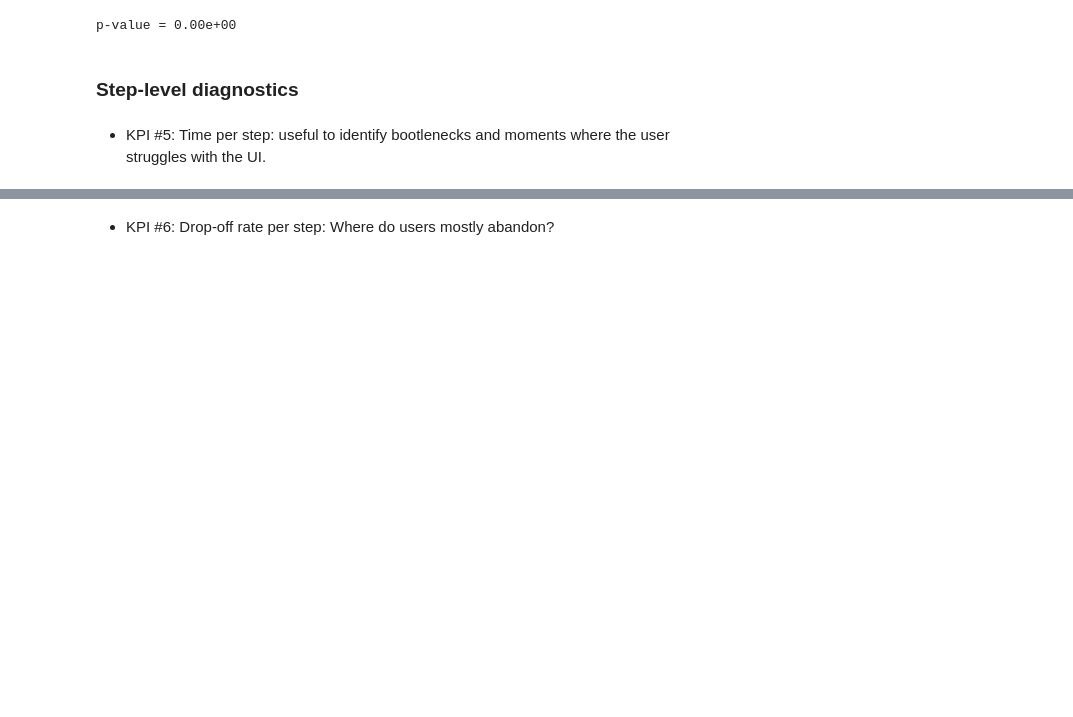
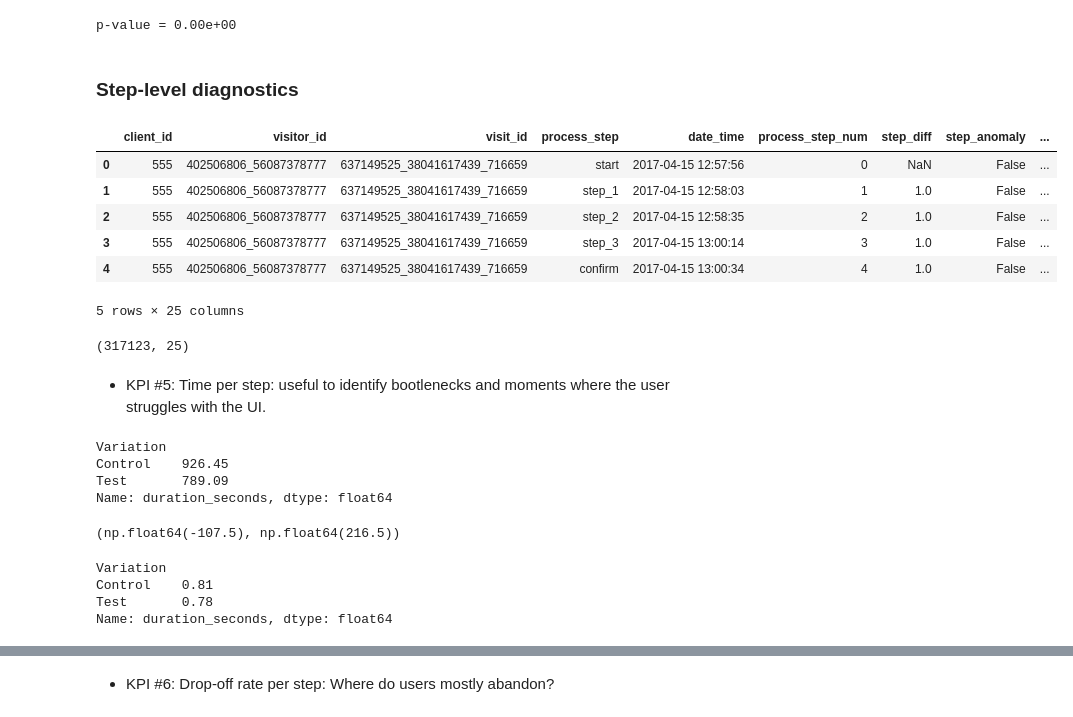
Before and after one commit to ChVlachakis/house-greyjoy, a Jupyter notebook: notebooks/experiment_analysis.ipynb, the cells around one changed output, grey strips where cells are left out. Drawn from its saved outputs; the diff is of its cells as text; code cells hidden in the pictures; blank space fills up the shorter version.

```diff
--- a/notebooks/experiment_analysis.ipynb
+++ b/notebooks/experiment_analysis.ipynb
@@ -324,2 +349,40 @@ p-value = 0.00e+00
+# %%
+import pandas as pd
+
+df = pd.read_csv("../data/final_per_step_dataset.csv")
+final_per_step_df = df.copy()
+final_per_step_df.head(5)
+# %% [output]
+|  | client_id | visitor_id | visit_id | process_step | date_time | process_step_num | step_diff | step_anomaly | ... |
+| 0 | 555 | 402506806_56087378777 | 637149525_38041617439_716659 | start | 2017-04-15 12:57:56 | 0 | NaN | False | ... |
+| 1 | 555 | 402506806_56087378777 | 637149525_38041617439_716659 | step_1 | 2017-04-15 12:58:03 | 1 | 1.0 | False | ... |
+| 2 | 555 | 402506806_56087378777 | 637149525_38041617439_716659 | step_2 | 2017-04-15 12:58:35 | 2 | 1.0 | False | ... |
+| 3 | 555 | 402506806_56087378777 | 637149525_38041617439_716659 | step_3 | 2017-04-15 13:00:14 | 3 | 1.0 | False | ... |
+| 4 | 555 | 402506806_56087378777 | 637149525_38041617439_716659 | confirm | 2017-04-15 13:00:34 | 4 | 1.0 | False | ... |
+5 rows × 25 columns
+# %%
+final_per_step_df.shape
+# %% [output]
+(317123, 25)
 # %% [markdown]
 - KPI #5: Time per step: useful to identify bootlenecks and moments where the user struggles with the UI.
+# %%
+time_per_step = final_per_step_df.groupby("Variation")["duration_seconds"].mean()
+(time_per_step / 60).round(2) # in minutes
+# %% [output]
+Variation
+Control    926.45
+Test       789.09
+Name: duration_seconds, dtype: float64
+# %%
+# I see that the values are too big, therefore, I need to check for outliers and remove them.
+q1_t = final_per_step_df["duration_seconds"].quantile(0.25)
+q3_t = final_per_step_df["duration_seconds"].quantile(0.75)
+iqr_t = q3_t - q1_t
+
+lower_t = q1_t - 1.5 * iqr_t
+upper_t = q3_t + 1.5 * iqr_t
+
+lower_t, upper_t
+# %% [output]
+(np.float64(-107.5), np.float64(216.5))
@@ -325,0 +394,9 @@ p-value = 0.00e+00
+# %%
+# below is the average duration per step, not grouping by step but accoutning for all.
+time_per_step = time_per_step_no_outliers.groupby("Variation")["duration_seconds"].mean()
+(time_per_step / 60).round(2) # in miuntes
+# %% [output]
+Variation
+Control    0.81
+Test       0.78
+Name: duration_seconds, dtype: float64
```
Also changed, not shown: parts of 13 cells of this notebook, 5 other files.
